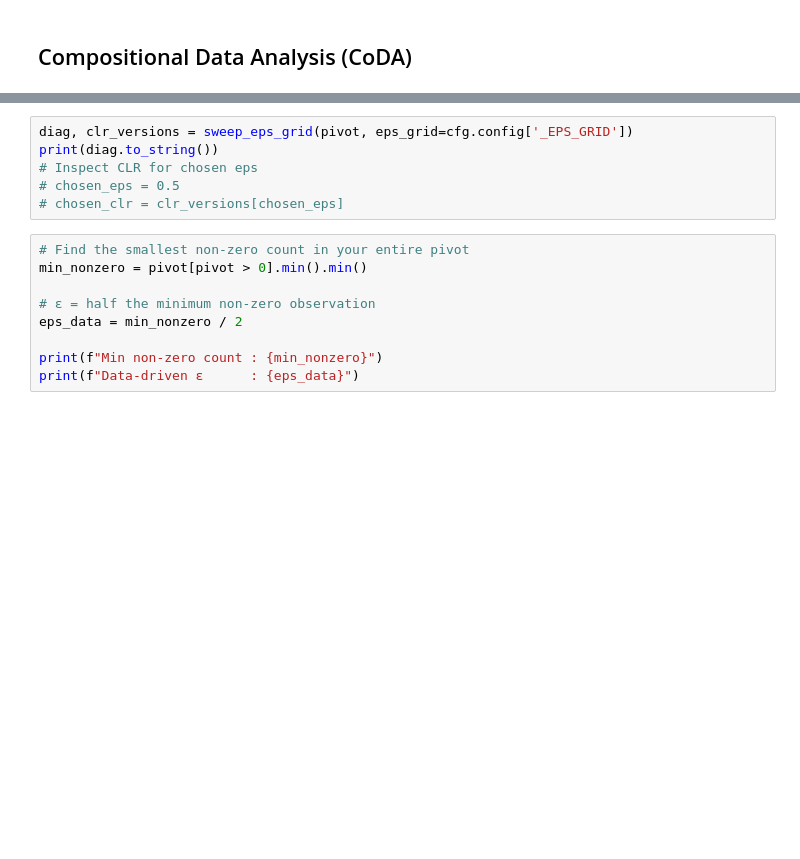
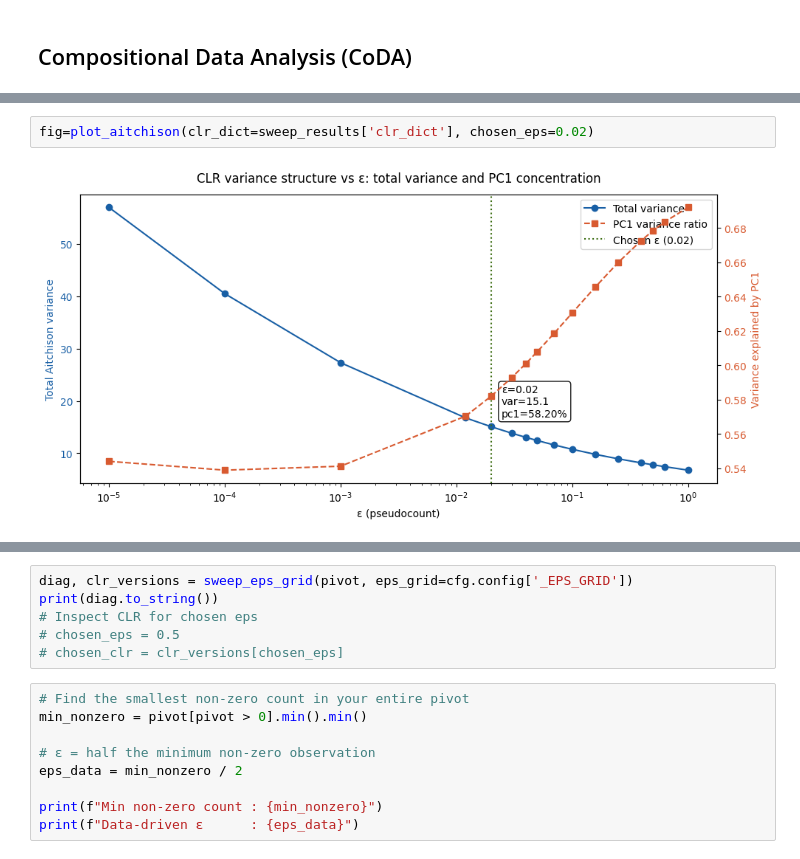
Before and after one commit to SirErikPak/ChicagoCrime, a Jupyter notebook: Notebook/ChicagoCrimeDetection.ipynb, the cells around one changed output, grey strips where cells are left out. Saved outputs shown, nothing was run; the diff lists cells and outputs as text; blank space fills up the shorter version.

```diff
--- a/Notebook/ChicagoCrimeDetection.ipynb
+++ b/Notebook/ChicagoCrimeDetection.ipynb
@@ -289,0 +676,4 @@ for j in zero_cols_idx:
+# %%
+fig=plot_aitchison(clr_dict=sweep_results['clr_dict'], chosen_eps=0.02)
+# %% [output]
+[figure, added]
```
Also changed, not shown: parts of 22 cells of this notebook, 8 other files.
